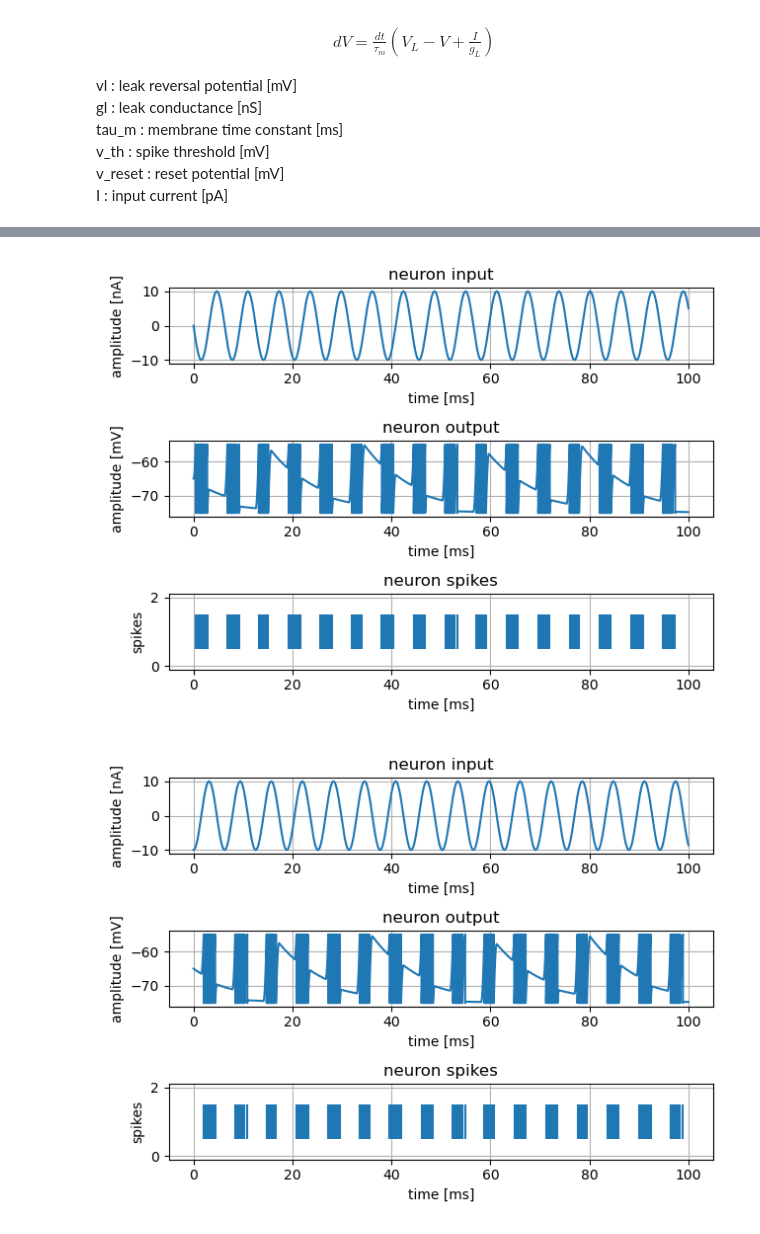
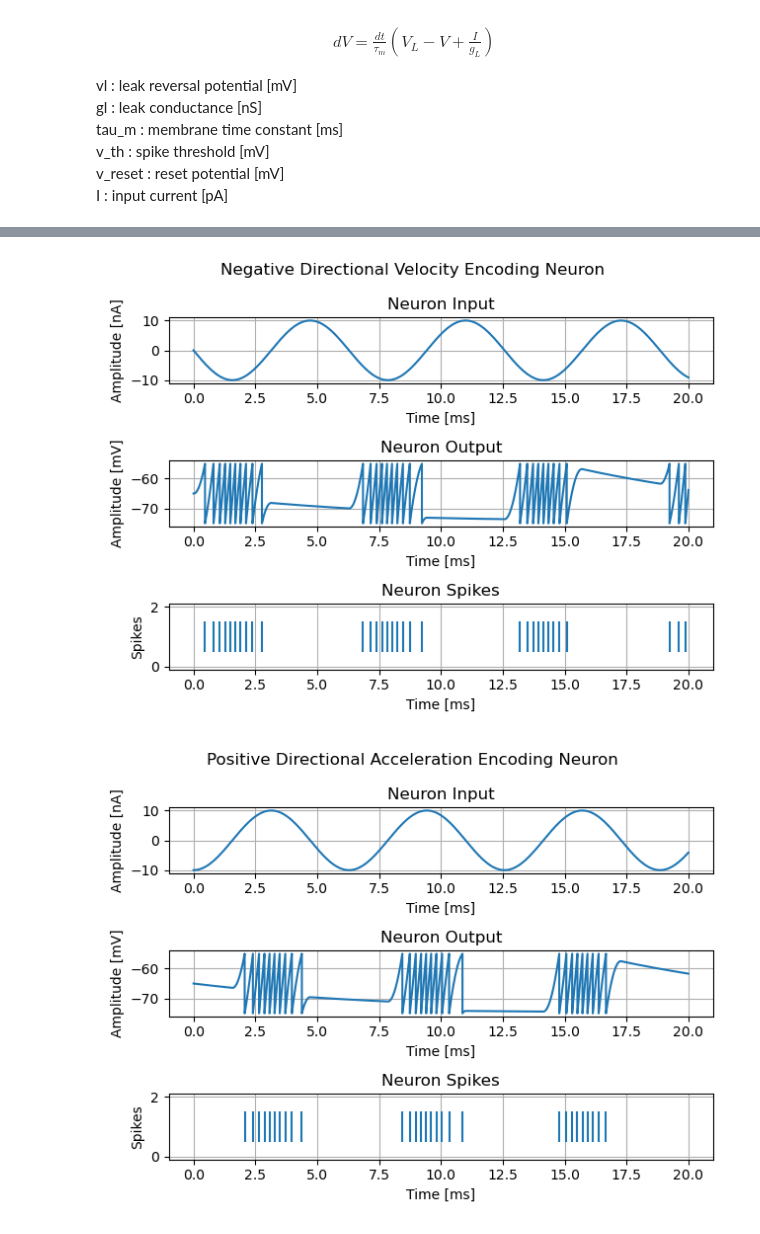
Before and after one commit to boradinc/lif_neuron, a Jupyter notebook: lif_model_1.ipynb, the cells around one changed output, grey strips where cells are left out. Saved outputs shown, nothing was run; the diff lists cells and outputs as text; code cells hidden in the pictures.

```diff
--- a/lif_model_1.ipynb
+++ b/lif_model_1.ipynb
@@ -9,7 +9,7 @@ plt.close("all")
 # sampled at 25 KHz
 dt1 = 0.00004
 fs1 = 1 / dt1
-t1 = np.arange(0, 100, dt1)
+t1 = np.arange(0, 20, dt1)
 
 print("sapmling freq:", fs1)
 # %% [output]
@@ -214,78 +217,80 @@ x2 = neg(x1)
 y1 = lif(x2)
 
 # initialize spike array
-spikes1 = spike_time(y1)
+Spikes1 = spike_time(y1)
 
 plt.figure()
+plt.suptitle("Negative Directional Velocity Encoding Neuron")
 plt.subplot(3,1,1)
 plt.plot(t1, x1)
-plt.title("neuron input")
-plt.xlabel("time [ms]")
-plt.ylabel("amplitude [nA]")
+plt.title("Neuron Input")
+plt.xlabel("Time [ms]")
+plt.ylabel("Amplitude [nA]")
 x_lim1 = plt.xlim()
 plt.grid()
 
 plt.subplot(3,1,2)
 plt.plot(t1, y1)
-plt.title("neuron output")
-plt.xlabel("time [ms]")
-plt.ylabel("amplitude [mV]")
+plt.title("Neuron Output")
+plt.xlabel("Time [ms]")
+plt.ylabel("Amplitude [mV]")
 plt.xlim(x_lim1)
 plt.grid()
 
 plt.subplot(3,1,3)
-plt.eventplot(spikes1)
-plt.title("neuron spikes")
-plt.xlabel("time [ms]")
-plt.ylabel("spikes")
+plt.eventplot(Spikes1)
+plt.title("Neuron Spikes")
+plt.xlabel("Time [ms]")
+plt.ylabel("Spikes")
 plt.xlim(x_lim1)
 plt.grid()
 
 plt.tight_layout()
 plt.show()
 # %% [output]
-[figure, old version]
+[figure, new version]
 # %%
 # positive part of acceleration function
 # input current array [nA]
 x1 = np.cos(t1 + np.pi) * 10
 x2 = pos(x1)
 
 # initialize output
 y1 = lif(x2)
 
 # initialize spike array
-spikes1 = spike_time(y1)
+Spikes1 = spike_time(y1)
 
 plt.figure()
+plt.suptitle("Positive Directional Acceleration Encoding Neuron")
 plt.subplot(3,1,1)
 plt.plot(t1, x1)
-plt.title("neuron input")
-plt.xlabel("time [ms]")
-plt.ylabel("amplitude [nA]")
+plt.title("Neuron Input")
+plt.xlabel("Time [ms]")
+plt.ylabel("Amplitude [nA]")
 x_lim1 = plt.xlim()
 plt.grid()
 
 plt.subplot(3,1,2)
 plt.plot(t1, y1)
-plt.title("neuron output")
-plt.xlabel("time [ms]")
-plt.ylabel("amplitude [mV]")
+plt.title("Neuron Output")
+plt.xlabel("Time [ms]")
+plt.ylabel("Amplitude [mV]")
 plt.xlim(x_lim1)
 plt.grid()
 
 plt.subplot(3,1,3)
-plt.eventplot(spikes1)
-plt.title("neuron spikes")
-plt.xlabel("time [ms]")
-plt.ylabel("spikes")
+plt.eventplot(Spikes1)
+plt.title("Neuron Spikes")
+plt.xlabel("Time [ms]")
+plt.ylabel("Spikes")
 plt.xlim(x_lim1)
 plt.grid()
 
 plt.tight_layout()
 plt.show()
 # %% [output]
-[figure, old version]
+[figure, new version]
 # %%
 # negative part of acceleration function
 # input current array [nA]
```
Also changed, not shown: parts of 4 cells of this notebook.
